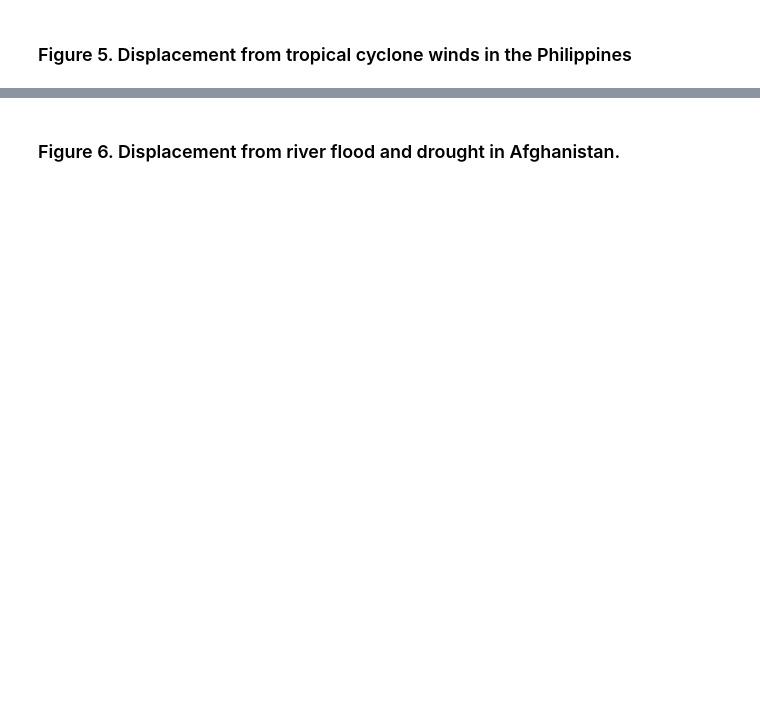
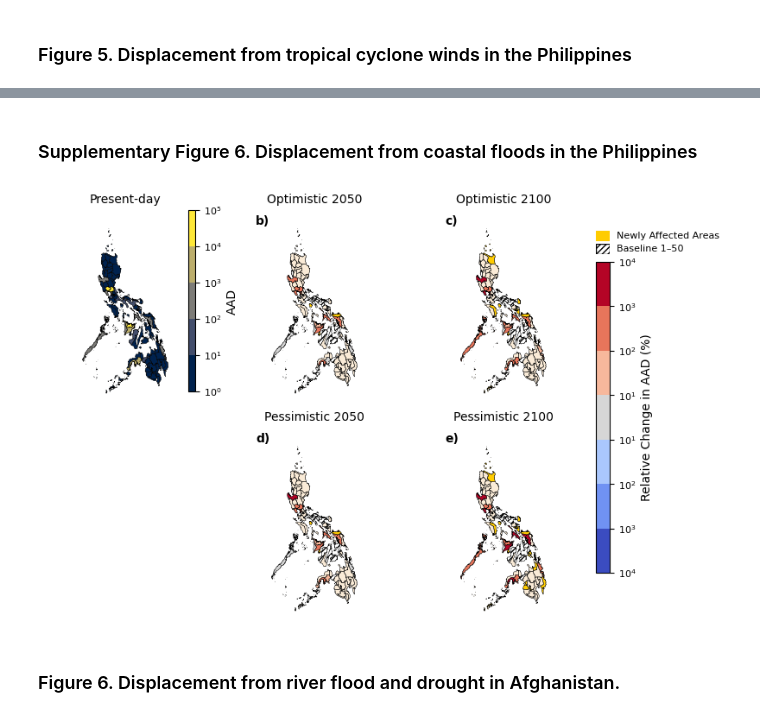
Before and after one commit to Evelyn-M/global-displacement-risk, a Jupyter notebook: doc/results_figures.ipynb, the cells around one changed output, grey strips where cells are left out. Saved outputs shown, nothing was run; the diff lists cells and outputs as text; code cells hidden in the pictures; blank space fills up the shorter version.

Commit message:
Update publication figures and tables

```diff
--- a/doc/results_figures.ipynb
+++ b/doc/results_figures.ipynb
@@ -799,0 +852,2 @@ admin1_subplots_tc(csv_file, country, metric, thresh, save=False)
+# %% [markdown]
+### Supplementary Figure 6. Displacement from coastal floods in the Philippines
@@ -800,2 +1001,11 @@ admin1_subplots_tc(csv_file, country, metric, thresh, save=False)
+# %%
+csv_file = f'{results_path}displacement_risk_cf_global_admin1_consolidated.csv'
+country = 'PHL'
+metric = 'AAD'
+thresh = 'medium'
+
+admin1_subplots_cf(csv_file, country, metric, thresh, save=True)
+# %% [output]
+[figure, added]
 # %% [markdown]
 ### Figure 6. Displacement from river flood and drought in Afghanistan.
```
Also changed, not shown: parts of 16 cells of this notebook, 1 other file.
